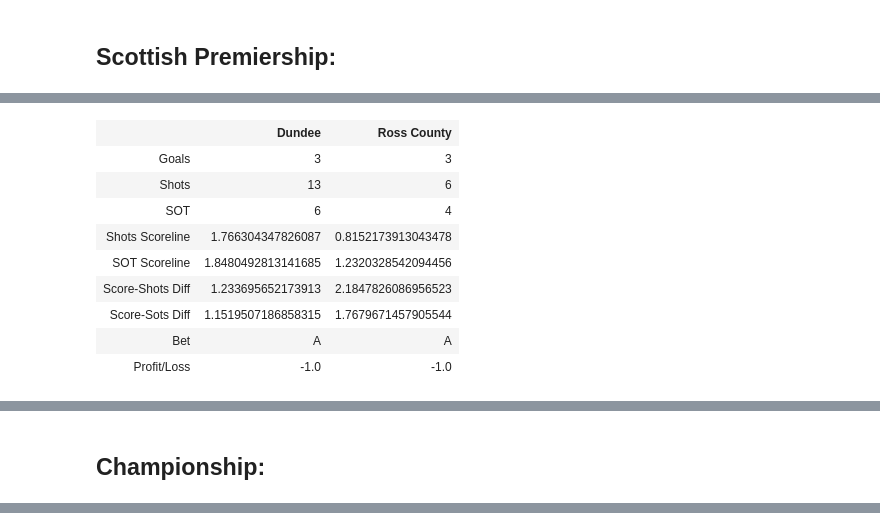
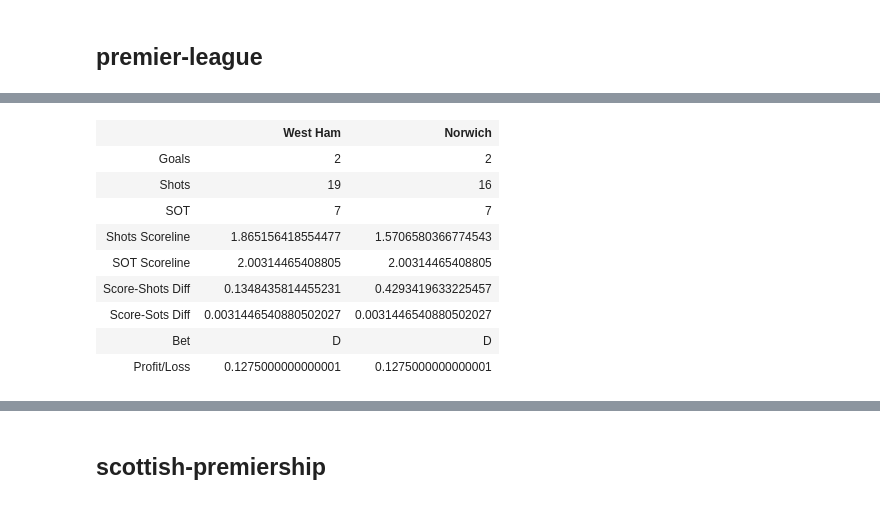
Before and after one commit to allanderek/football-analysis, a Jupyter notebook: review-betting.ipynb, the cells around one changed output, grey strips where cells are left out. Drawn from its saved outputs; the diff is of its cells as text; code cells hidden in the pictures.

Commit message:
Fixed up the review-betting to calculate the profit/loss correctly (and directly from the bet-line rather than match-odds data).

```diff
--- a/review-betting.ipynb
+++ b/review-betting.ipynb
@@ -373,41 +373,58 @@ class BetLine(object):
         self.match = match
         return match
 
-    def get_profit_loss(self, match=None, commission=0.95):
+    def get_profit_loss(self, match=None, commission=0.05):
         if match is None:
             match = self.match
         # The amount of money you get back is the odds multiplied by
         # the commission you pay. If you lose the bet you get no money back
         if self.bet_result == match.FTR:
             odds = float(self.bet_price)
-            return (odds * commission) - 1.0
+            return (odds - 1.0) * (1.0 - commission)
         else:
             return -1.0
 # %%
-leagues = {'League Two:': league_analysis.year_201516.elt_league,
-           'League One:': league_analysis.year_201516.elo_league,
-           'Championship:': league_analysis.year_201516.ech_league,
-           'Premiership:': league_analysis.year_201516.epl_league,
-           'Scottish Premiership:': league_analysis.year_201516.spl_league,}
+league_two = league_analysis.year_201516.elt_league
+league_one = league_analysis.year_201516.elo_league
+championship = league_analysis.year_201516.ech_league
+premiership = league_analysis.year_201516.epl_league
+scottish_premiership = league_analysis.year_201516.spl_league
 
+all_leagues = league_analysis.year_201516.all_leagues
+league_bet_lines = {league.title: (league, set()) for league in all_leagues}
+
+def add_bet_line(bet_line):
+    for league in all_leagues:
+        home = league_analysis.alias_team(bet_line.home)
+        away = league_analysis.alias_team(bet_line.away)
+        if home in league.teams and away in league.teams:
+            _league, line_set = league_bet_lines[league.title]
+            line_set.add(bet_line)
+            break
+    else:
+        message = 'Match not found in any league, {0} vs {1}'
+        raise Exception(message.format(bet_line.home, bet_line.away))
+
+for line in bets_text.split('\n'):
+    if line == '' or line.startswith('#'):
+        continue
+    bet_line = BetLine(line)
+    add_bet_line(bet_line)
+
+league_profit_loss = 0.0
 total_profit_loss = 0.0
-league_profit_loss = None
-for line in bets_text.split('\n'):
-    if line == '':
+for league_name, (current_league, bet_lines) in league_bet_lines.items():
+    league_profit_loss = 0.0
+    if not bet_lines:
         continue
-    try:
-        current_league = leagues[line]
-        if league_profit_loss is not None:
-            display(HTML('<h3>League profit/loss: {0}</h3>'.format(league_profit_loss)))
-            total_profit_loss += league_profit_loss
-        league_profit_loss = 0.0
-        display(HTML('<h2>{0}</h2>'.format(line)))
-    except KeyError:
-        bet_line = BetLine(line)
+    display(HTML('<h2>{0}</h2>'.format(league_name)))
+    for bet_line in bet_lines:
         match = bet_line.get_relevant_match(current_league, bets_start_date, bets_end_date)
         profit_loss = bet_line.get_profit_loss(match=match, commission=0.95)
         league_profit_loss += profit_loss
         display_bet_analysis(bet_line, match, current_league, profit_loss=profit_loss)
+    display(HTML('<h3>League profit/loss: {0}</h3>'.format(league_profit_loss)))
+    total_profit_loss += league_profit_loss
 display(HTML('<h2>Total profit/loss: {0}</h2>'.format(total_profit_loss)))
 # %% [output]
-Scottish Premiership:
+premier-league
@@ -422,12 +439,12 @@ Scottish Premiership:
 | Bet | H | H |
 | Profit/Loss | -1.0 | -1.0 |
-|  | Dundee | Ross County |
-| Goals | 3 | 3 |
-| Shots | 13 | 6 |
-| SOT | 6 | 4 |
-| Shots Scoreline | 1.766304347826087 | 0.8152173913043478 |
-| SOT Scoreline | 1.8480492813141685 | 1.2320328542094456 |
-| Score-Shots Diff | 1.233695652173913 | 2.1847826086956523 |
-| Score-Sots Diff | 1.1519507186858315 | 1.7679671457905544 |
-| Bet | A | A |
-| Profit/Loss | -1.0 | -1.0 |
+|  | West Ham | Norwich |
+| Goals | 2 | 2 |
+| Shots | 19 | 16 |
+| SOT | 7 | 7 |
+| Shots Scoreline | 1.865156418554477 | 1.5706580366774543 |
+| SOT Scoreline | 2.00314465408805 | 2.00314465408805 |
+| Score-Shots Diff | 0.1348435814455231 | 0.4293419633225457 |
+| Score-Sots Diff | 0.0031446540880502027 | 0.0031446540880502027 |
+| Bet | D | D |
+| Profit/Loss | 0.1275000000000001 | 0.1275000000000001 |
@@ -475 +490,0 @@ League profit/loss: -1.3806250000000007
-Championship:
@@ -505,0 +522 @@ Championship:
+scottish-premiership
```
Also changed, not shown: parts of 9 cells of this notebook.
